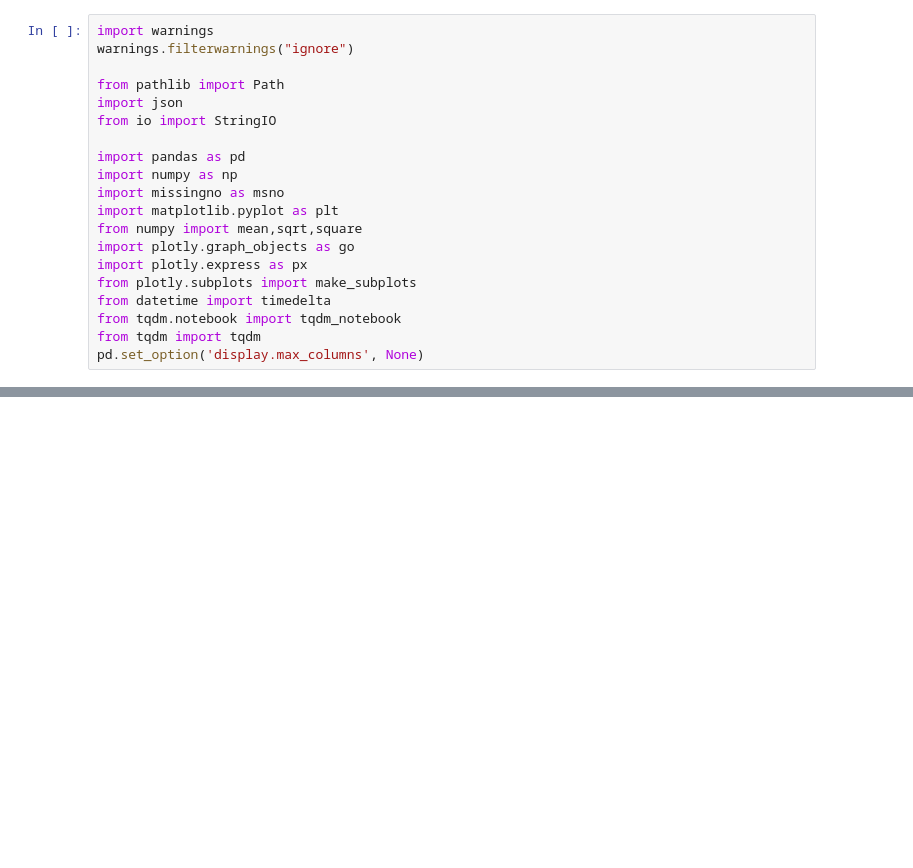
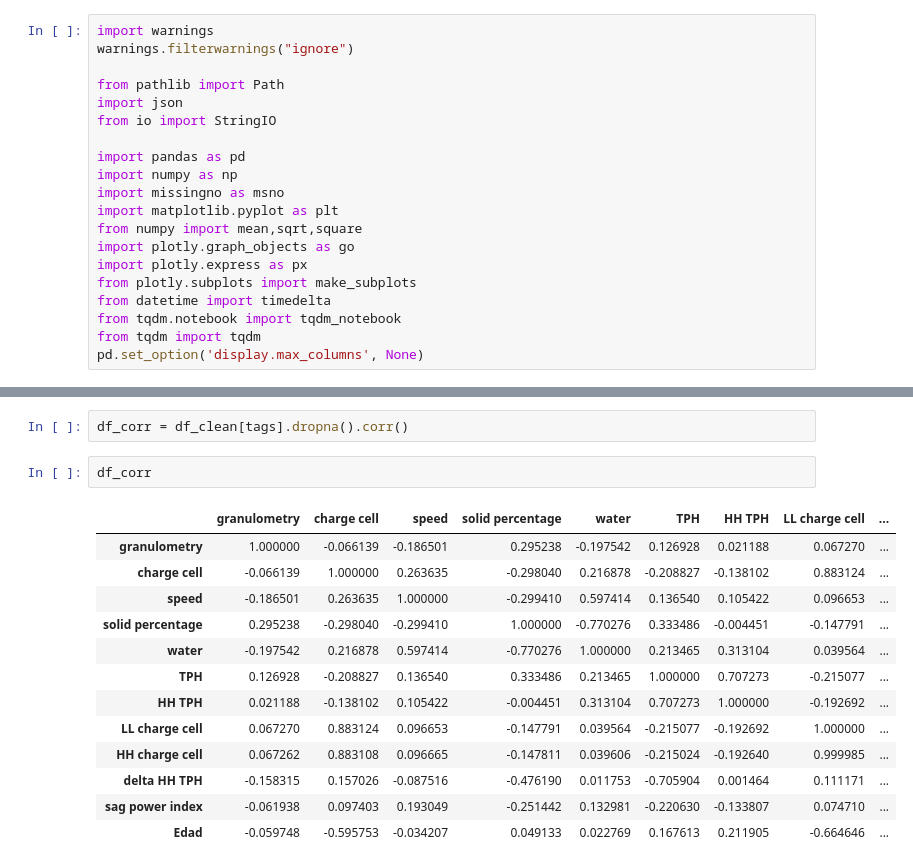
Before and after one commit to JLCdata/Tesis-Magister, a Jupyter notebook: notebooks/notebooks solution based on RL/EDA.ipynb, the cells around one changed output, grey strips where cells are left out. Drawn from its saved outputs; the diff is of its cells as text; blank space fills up the shorter version.

```diff
--- a/notebooks/notebooks solution based on RL/EDA.ipynb
+++ b/notebooks/notebooks solution based on RL/EDA.ipynb
@@ -78,0 +126,18 @@ df_clean.head()
+# %%
+df_corr = df_clean[tags].dropna().corr()
+# %%
+df_corr
+# %% [output]
+|  | granulometry | charge cell | speed | solid percentage | water | TPH | HH TPH | LL charge cell | ... |
+| granulometry | 1.000000 | -0.066139 | -0.186501 | 0.295238 | -0.197542 | 0.126928 | 0.021188 | 0.067270 | ... |
+| charge cell | -0.066139 | 1.000000 | 0.263635 | -0.298040 | 0.216878 | -0.208827 | -0.138102 | 0.883124 | ... |
+| speed | -0.186501 | 0.263635 | 1.000000 | -0.299410 | 0.597414 | 0.136540 | 0.105422 | 0.096653 | ... |
+| solid percentage | 0.295238 | -0.298040 | -0.299410 | 1.000000 | -0.770276 | 0.333486 | -0.004451 | -0.147791 | ... |
+| water | -0.197542 | 0.216878 | 0.597414 | -0.770276 | 1.000000 | 0.213465 | 0.313104 | 0.039564 | ... |
+| TPH | 0.126928 | -0.208827 | 0.136540 | 0.333486 | 0.213465 | 1.000000 | 0.707273 | -0.215077 | ... |
+| HH TPH | 0.021188 | -0.138102 | 0.105422 | -0.004451 | 0.313104 | 0.707273 | 1.000000 | -0.192692 | ... |
+| LL charge cell | 0.067270 | 0.883124 | 0.096653 | -0.147791 | 0.039564 | -0.215077 | -0.192692 | 1.000000 | ... |
+| HH charge cell | 0.067262 | 0.883108 | 0.096665 | -0.147811 | 0.039606 | -0.215024 | -0.192640 | 0.999985 | ... |
+| delta HH TPH | -0.158315 | 0.157026 | -0.087516 | -0.476190 | 0.011753 | -0.705904 | 0.001464 | 0.111171 | ... |
+| sag power index | -0.061938 | 0.097403 | 0.193049 | -0.251442 | 0.132981 | -0.220630 | -0.133807 | 0.074710 | ... |
+| Edad | -0.059748 | -0.595753 | -0.034207 | 0.049133 | 0.022769 | 0.167613 | 0.211905 | -0.664646 | ... |
```
Also changed, not shown: parts of 10 cells of this notebook.
